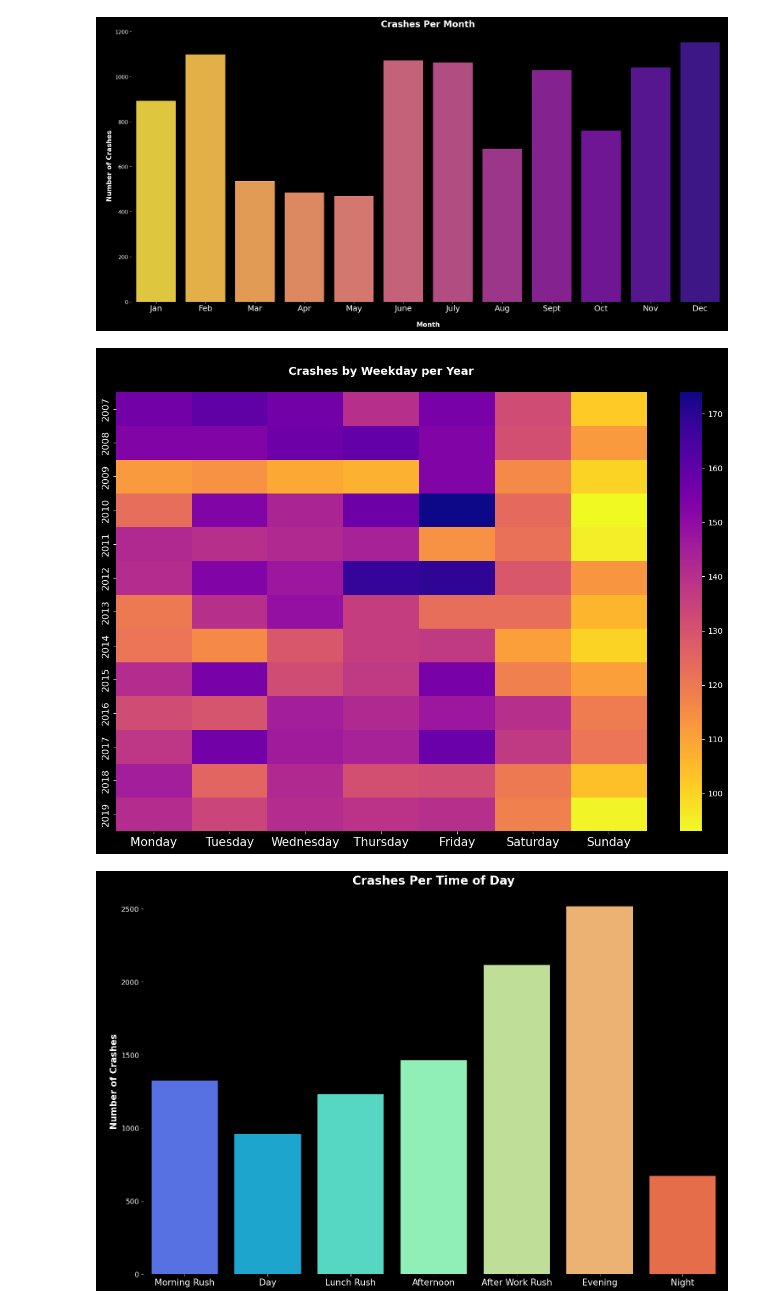
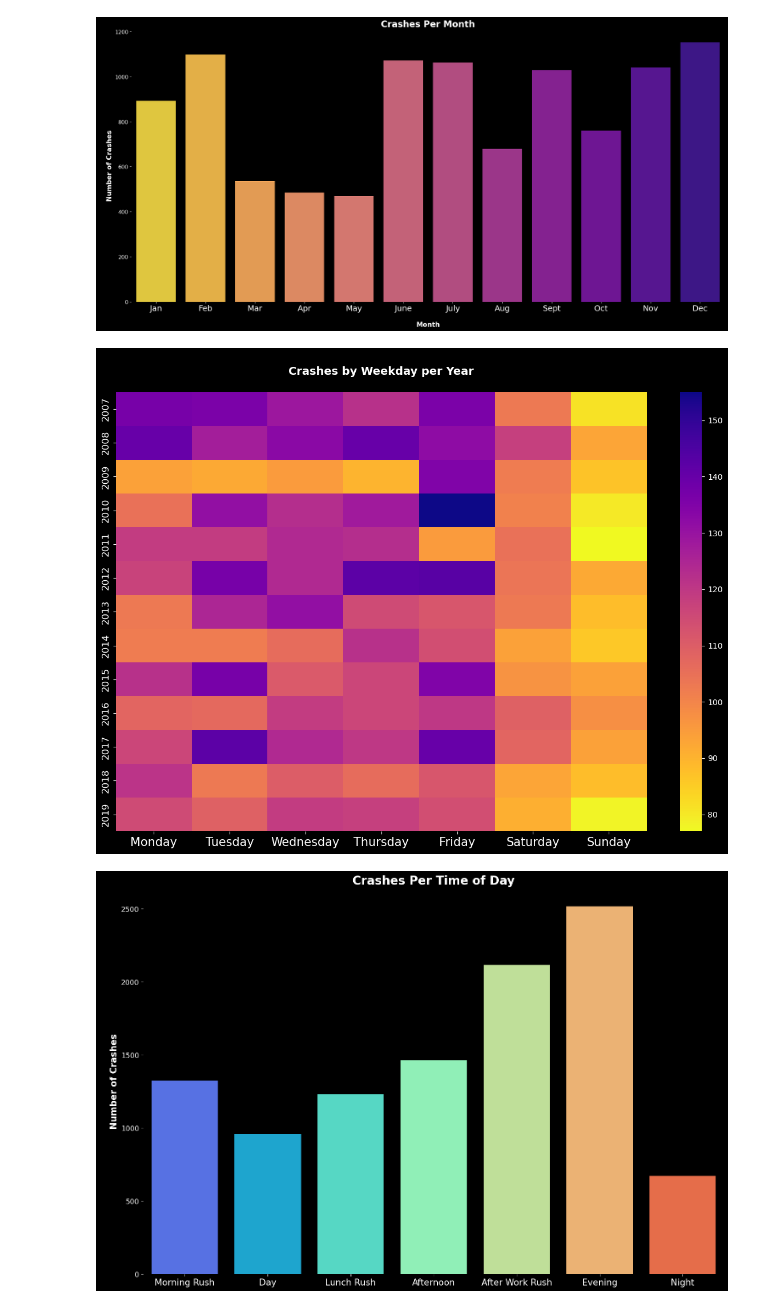
Before and after one commit to pawankumar1980/Final_Project_Bike_Pedestrian_Crash_Analysis, a Jupyter notebook: Bike_Pedestrian_Crash_Analysis_1.ipynb, the cells around one changed output. Saved outputs shown, nothing was run; the diff lists cells and outputs as text; code cells hidden in the pictures.

```diff
--- a/Bike_Pedestrian_Crash_Analysis_1.ipynb
+++ b/Bike_Pedestrian_Crash_Analysis_1.ipynb
@@ -460,22 +460,22 @@ plt.tight_layout()
 [figure]
 # %%
 weekdays = ['Monday', 'Tuesday','Wednesday','Thursday', 'Friday', 'Saturday', 'Sunday']
-crashesweekday = bike_Pedestrain_crash_df.groupby(['CrashYear', 'CrashDay']).size()
+crashesweekday = bike_Pedestrian_crash_df.groupby(['CrashYear', 'CrashDay']).size()
 crashesweekday = crashesweekday.rename_axis(['CrashYear', 'CrashDay'])\
                                .unstack('CrashDay')\
                                .reindex(columns=weekdays)
 plt.figure(figsize=(15,10))
 plt.style.use('dark_background')
-sns.heatmap(accweekday, cmap='plasma_r')
+sns.heatmap(crashesweekday, cmap='plasma_r')
 plt.title('\nCrashes by Weekday per Year\n', fontsize=14, fontweight='bold')
 plt.xticks(fontsize=15)
 plt.yticks(fontsize=12)
 plt.xlabel('')
 plt.ylabel('')
 plt.savefig('crashesbyweekdayperyear.png')
 plt.show()
 # %% [output]
-[figure, old version]
+[figure, new version]
 # %%
 #"Morning Rush (6-10)", "Day (10-12)", "Lunch Rush (12-14)","Afternoon (14-16)",
 #"After Work Rush (16-18)", "Evening (18-22)", "Night (22-6)"
```
Also changed, not shown: parts of 26 cells of this notebook, 18 other files.
